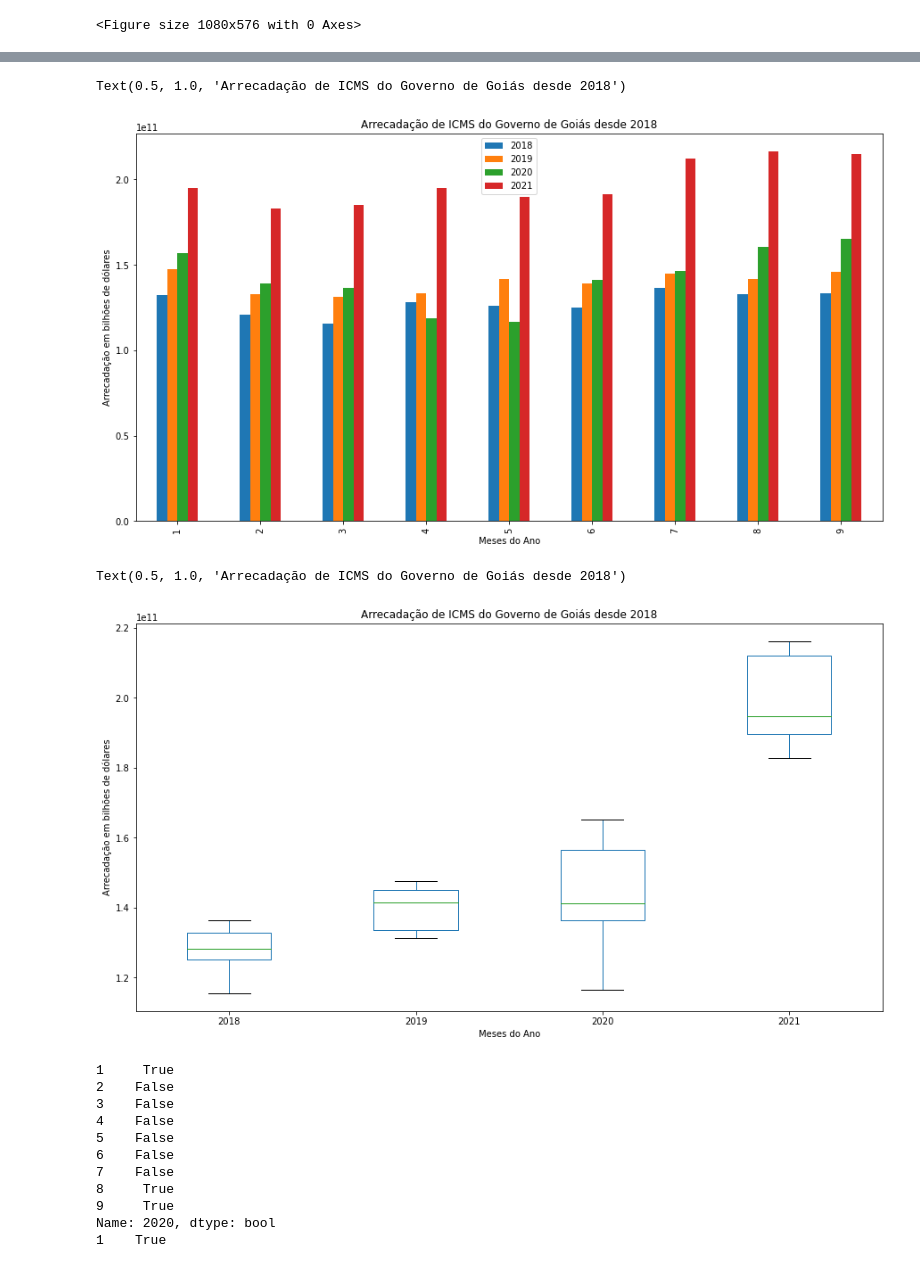
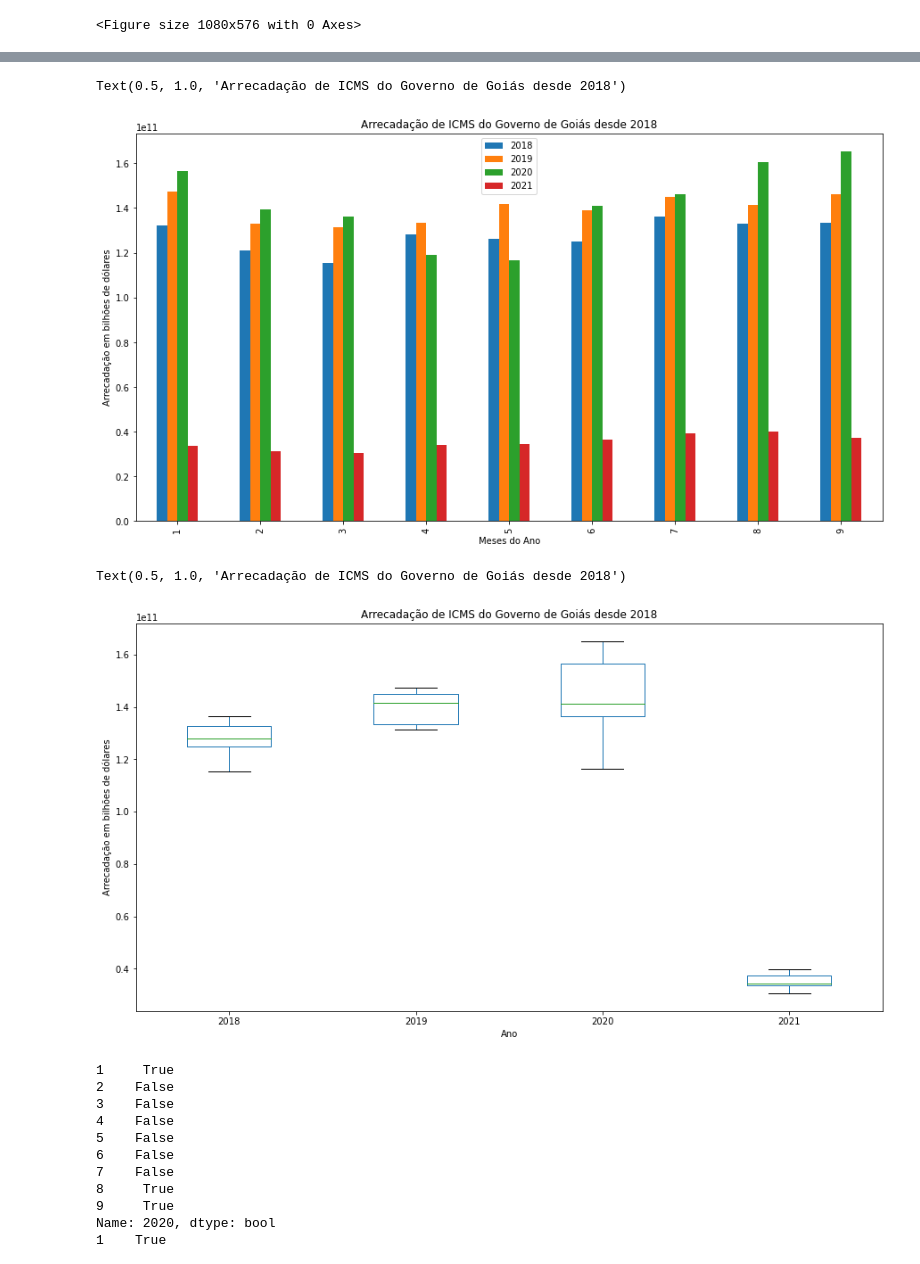
Before and after one commit to SergioNoivak/Analise_ICMS, a Jupyter notebook: Untitled.ipynb, the cells around one changed output, grey strips where cells are left out. Saved outputs shown, nothing was run; the diff lists cells and outputs as text; code cells hidden in the pictures.

```diff
--- a/Untitled.ipynb
+++ b/Untitled.ipynb
@@ -90,7 +90,7 @@ for arquivo in arquivos_para_abrir:
         lista_meses[ano] = []
     prob = 1
     if ano =='2021':
-         prob= prob - (cotacao_dollar[ano][int(mes)-1]/100)
+         prob= cotacao_dollar[ano][int(mes)-1]
 
     lista_icms[ano].insert(len(lista_icms[ano]),(icms_mes/prob ))
     lista_meses[ano].insert(len(lista_meses[ano]),int(mes))
@@ -120,15 +120,15 @@ hist.set_ylabel("Arrecadação em bilhões de dólares")
 hist.set_title("Arrecadação de ICMS do Governo de Goiás desde 2018")
 # %% [output]
 Text(0.5, 1.0, 'Arrecadação de ICMS do Governo de Goiás desde 2018')
-[figure, old version]
+[figure, new version]
 # %%
 box = df.plot.box()
-box.set_xlabel("Meses do Ano")
+box.set_xlabel("Ano")
 box.set_ylabel("Arrecadação em bilhões de dólares")
 box.set_title("Arrecadação de ICMS do Governo de Goiás desde 2018")
 # %% [output]
 Text(0.5, 1.0, 'Arrecadação de ICMS do Governo de Goiás desde 2018')
-[figure, old version]
+[figure, new version]
 # %%
 for key in lista_icms:
     Q1 = df[key].quantile(.25)
```
Also changed, not shown: parts of 1 cell of this notebook.
